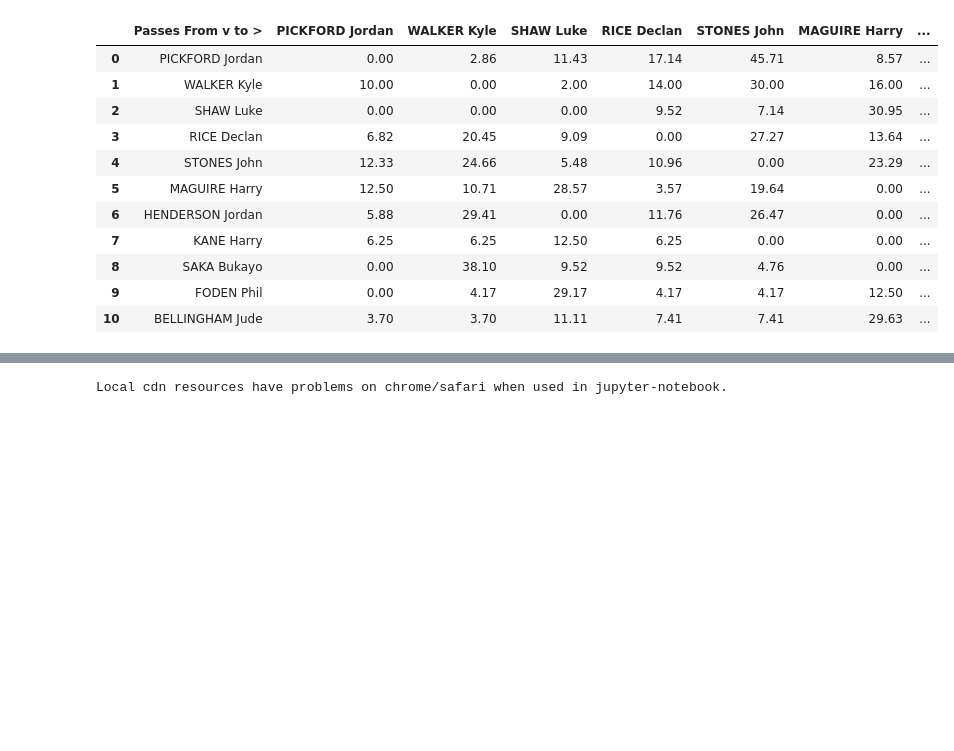
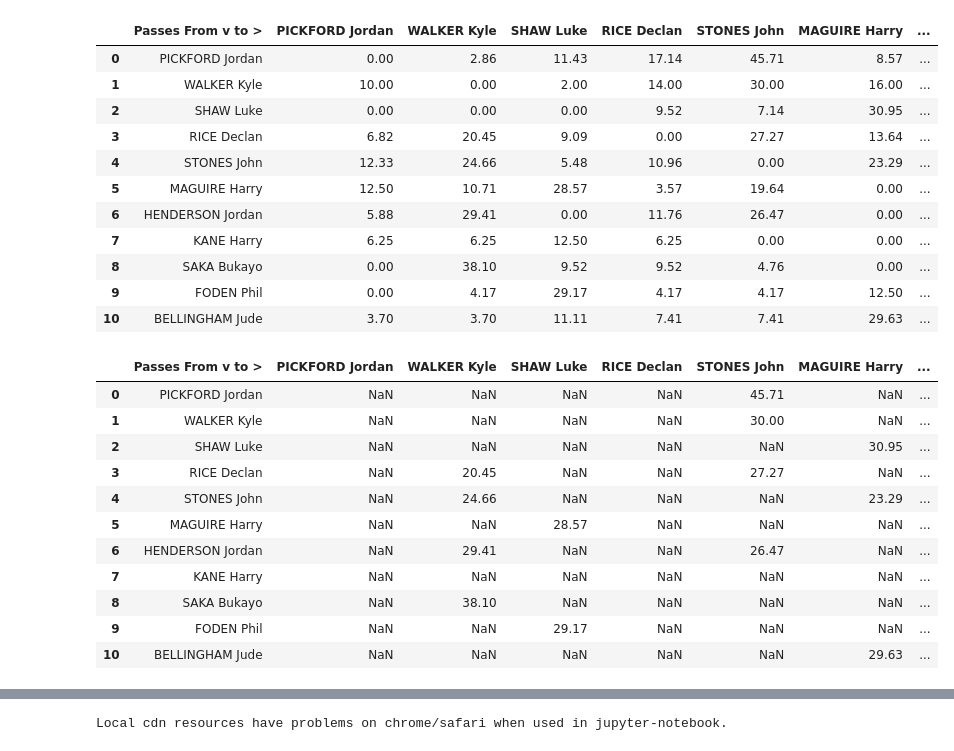
Before and after one commit to SidMurthy97/Football_passing_network, a Jupyter notebook: src/passing_network.ipynb, the cells around one changed output, grey strips where cells are left out. Cells and saved outputs as stored; diff of their text form; code cells hidden in the pictures; blank space fills up the shorter version.

Commit message:
filtering passing networks by a percentage threshold

```diff
--- a/src/passing_network.ipynb
+++ b/src/passing_network.ipynb
@@ -60,6 +60,21 @@ passing_network_as_percents
 | 8 | SAKA Bukayo | 0.00 | 38.10 | 9.52 | 9.52 | 4.76 | 0.00 | ... |
 | 9 | FODEN Phil | 0.00 | 4.17 | 29.17 | 4.17 | 4.17 | 12.50 | ... |
 | 10 | BELLINGHAM Jude | 3.70 | 3.70 | 11.11 | 7.41 | 7.41 | 29.63 | ... |
+# %%
+passing_network_as_percents.iloc[:,1:] = passing_network_as_percents.iloc[:,1:].apply(lambda x: np.where(x < 20,np.nan,x))
+# %% [output]
+|  | Passes From v to > | PICKFORD Jordan | WALKER Kyle | SHAW Luke | RICE Declan | STONES John | MAGUIRE Harry | ... |
+| 0 | PICKFORD Jordan | NaN | NaN | NaN | NaN | 45.71 | NaN | ... |
+| 1 | WALKER Kyle | NaN | NaN | NaN | NaN | 30.00 | NaN | ... |
+| 2 | SHAW Luke | NaN | NaN | NaN | NaN | NaN | 30.95 | ... |
+| 3 | RICE Declan | NaN | 20.45 | NaN | NaN | 27.27 | NaN | ... |
+| 4 | STONES John | NaN | 24.66 | NaN | NaN | NaN | 23.29 | ... |
+| 5 | MAGUIRE Harry | NaN | NaN | 28.57 | NaN | NaN | NaN | ... |
+| 6 | HENDERSON Jordan | NaN | 29.41 | NaN | NaN | 26.47 | NaN | ... |
+| 7 | KANE Harry | NaN | NaN | NaN | NaN | NaN | NaN | ... |
+| 8 | SAKA Bukayo | NaN | 38.10 | NaN | NaN | NaN | NaN | ... |
+| 9 | FODEN Phil | NaN | NaN | 29.17 | NaN | NaN | NaN | ... |
+| 10 | BELLINGHAM Jude | NaN | NaN | NaN | NaN | NaN | 29.63 | ... |
 # %%
 #convert transition matrix to an edgelist
 edges = pd.DataFrame(np.repeat(passing_network_as_percents["Passes From v to >"].values, 11, axis=0), columns=["From"])
```
Also changed, not shown: parts of 2 cells of this notebook, 1 other file.
